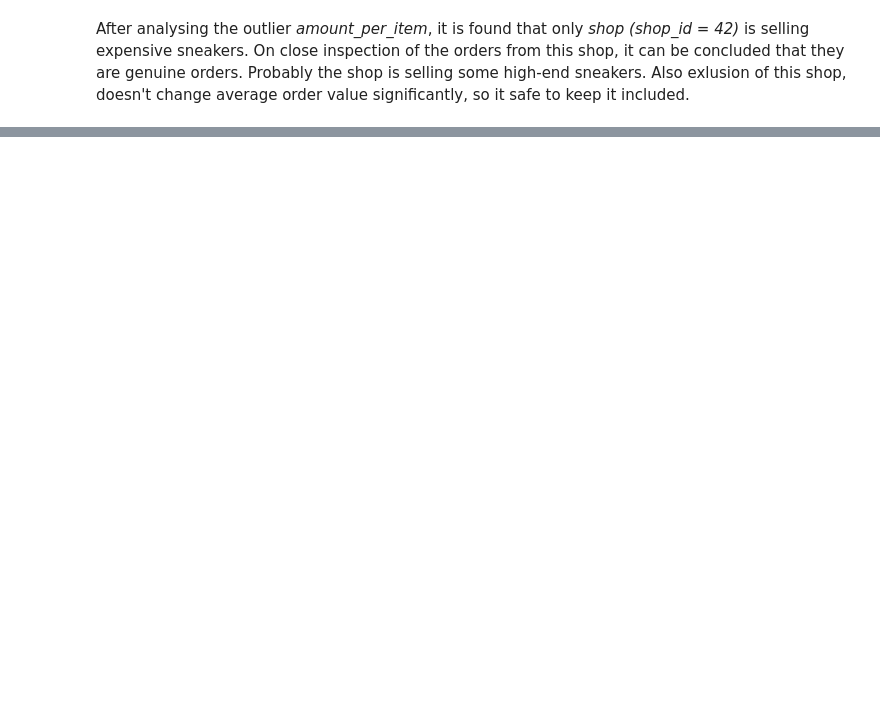
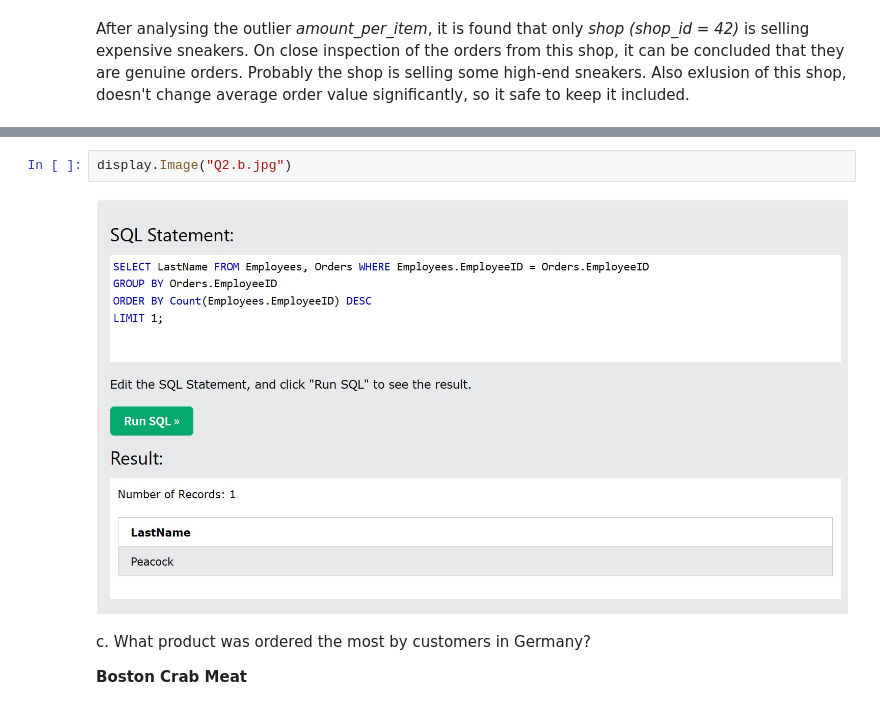
Before and after one commit to sibblu/Shopify-Data-Science-Intern-Challenge-Summer-2022, a Jupyter notebook: Analysis.ipynb, the cells around one changed output, grey strips where cells are left out. Cells and saved outputs as stored; diff of their text form; blank space fills up the shorter version.

```diff
--- a/Analysis.ipynb
+++ b/Analysis.ipynb
@@ -196,0 +222,7 @@ amount_per_item Mean:151.76046255506608, Median:153.0, Mode:153.0
+# %%
+display.Image("Q2.b.jpg")
+# %% [output]
+[figure, added]
+# %% [markdown]
+<p>c. What product was ordered the most by customers in Germany?</p>
+<b>Boston Crab Meat</b>
```
Also changed, not shown: parts of 24 cells of this notebook, 3 other files.
